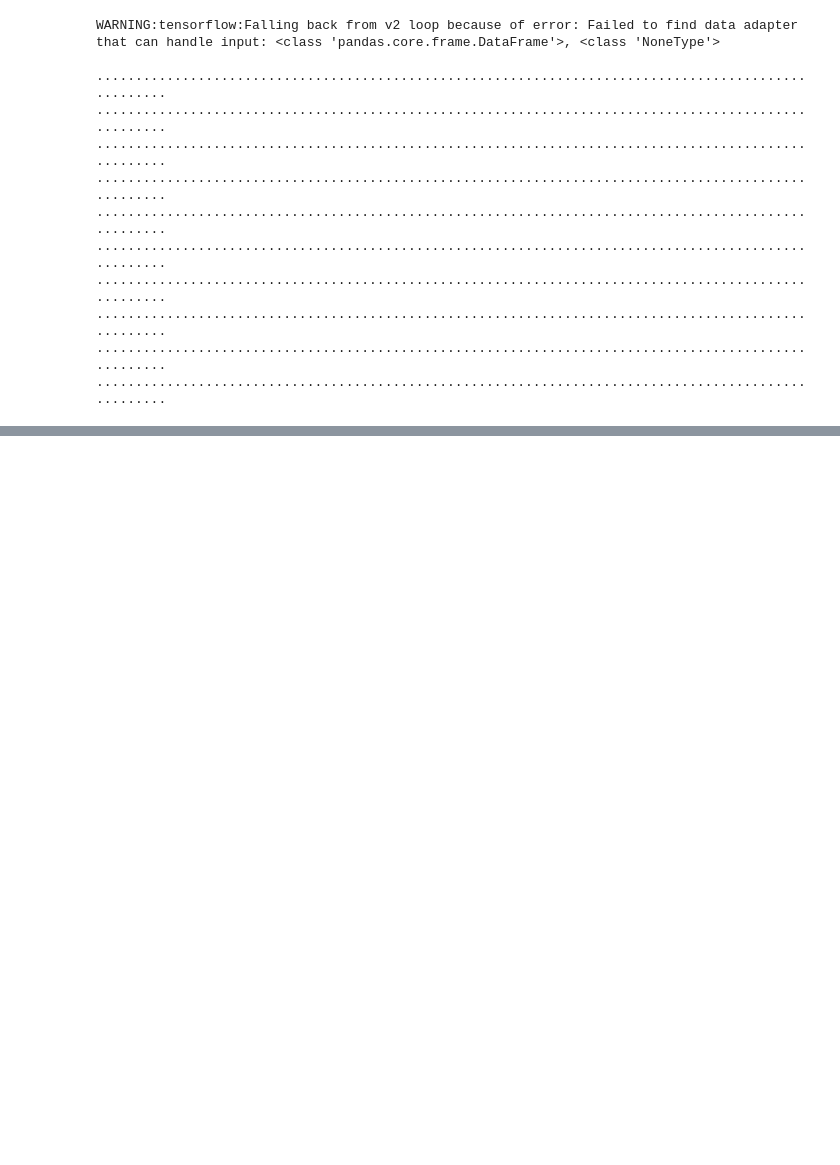
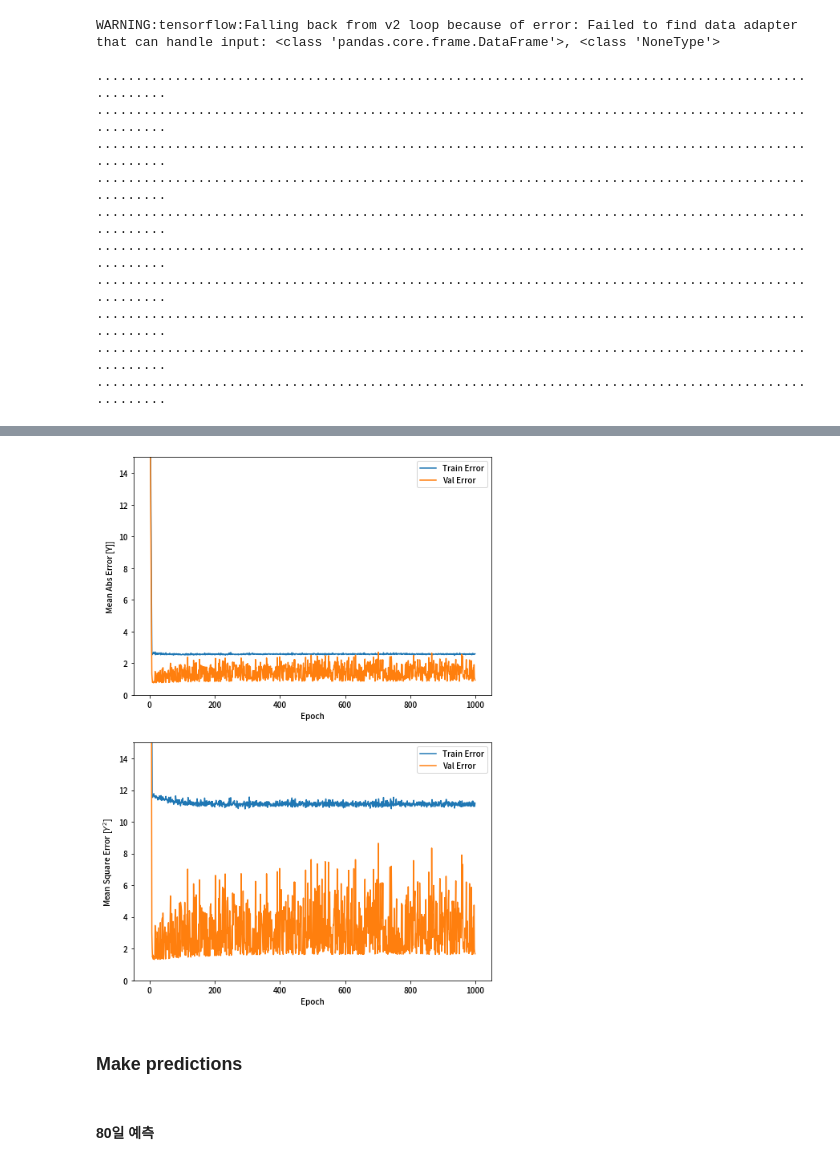
Before and after one commit to YunjinPark/dacon_temperature_forecasts, a Jupyter notebook: linear.ipynb, the cells around one changed output, grey strips where cells are left out. Cells and saved outputs as stored; diff of their text form; code cells hidden in the pictures; blank space fills up the shorter version.

```diff
--- a/linear.ipynb
+++ b/linear.ipynb
@@ -448,0 +498,2 @@ df_test
+# %%
+model2 = build_model2()
@@ -448,0 +536,12 @@ df_test
+# %%
+EPOCHS = 1000
+
+## model1를 이용해 Yi를 예측한 결과를 train data로 이용
+## Y18을 test data로 함
+tmp_features =  model.predict(df[x_col][n:n+n//10])
+tmp_labels = np.array(df['Y18'][n:n+n//10])
+
+history = model2.fit(
+  tmp_features, tmp_labels,
+  epochs=EPOCHS, validation_split = 0.1, verbose=0,
+  callbacks=[PrintDot()])
@@ -448,0 +561,4 @@ df_test
+# %%
+hist = pd.DataFrame(history.history)
+hist['epoch'] = history.epoch
+hist.tail()
@@ -448,0 +572,37 @@ df_test
+# %%
+import matplotlib.pyplot as plt
+
+def plot_history(history):
+  hist = pd.DataFrame(history.history)
+  hist['epoch'] = history.epoch
+
+  plt.figure(figsize=(8,12))
+
+  plt.subplot(2,1,1)
+  plt.xlabel('Epoch')
+  plt.ylabel('Mean Abs Error [Y]]')
+  plt.plot(hist['epoch'], hist['mae'],
+           label='Train Error')
+  plt.plot(hist['epoch'], hist['val_mae'],
+           label = 'Val Error')
+  plt.ylim([0,15])
+  plt.legend()
+
+  plt.subplot(2,1,2)
+  plt.xlabel('Epoch')
+  plt.ylabel('Mean Square Error [$Y^2$]')
+  plt.plot(hist['epoch'],  hist['mse'],
+           label='Train Error')
+  plt.plot(hist['epoch'], hist['val_mse'],
+           label = 'Val Error')
+  plt.ylim([0,15])
+  plt.legend()
+  plt.show()
+
+plot_history(history)
+# %% [output]
+[figure, added]
+# %% [markdown]
+### Make predictions
+# %% [markdown]
+#### 80일 예측
```
Also changed, not shown: parts of 43 cells of this notebook.
